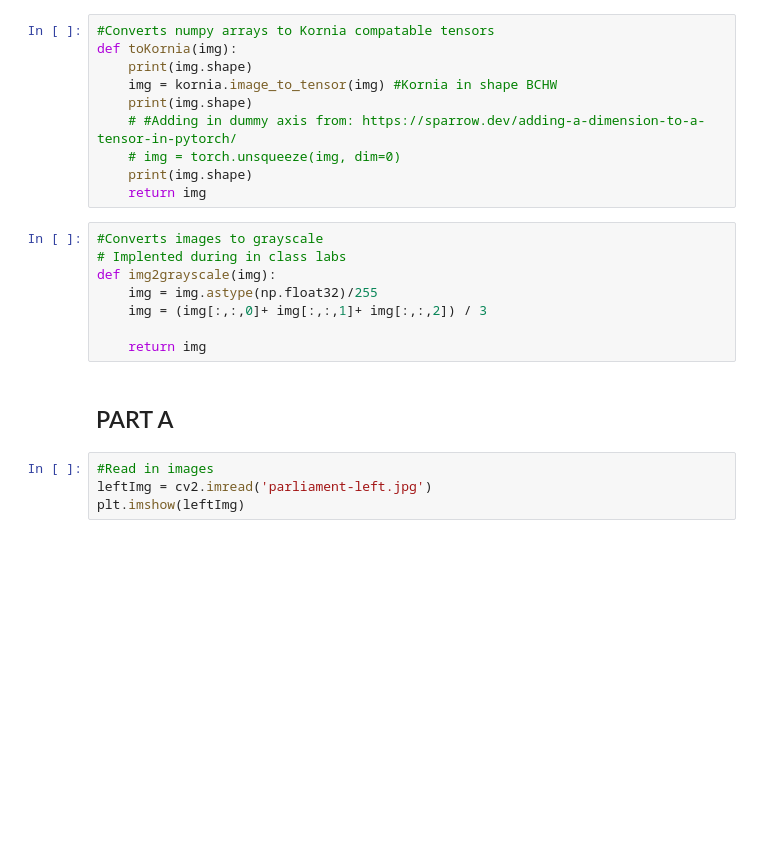
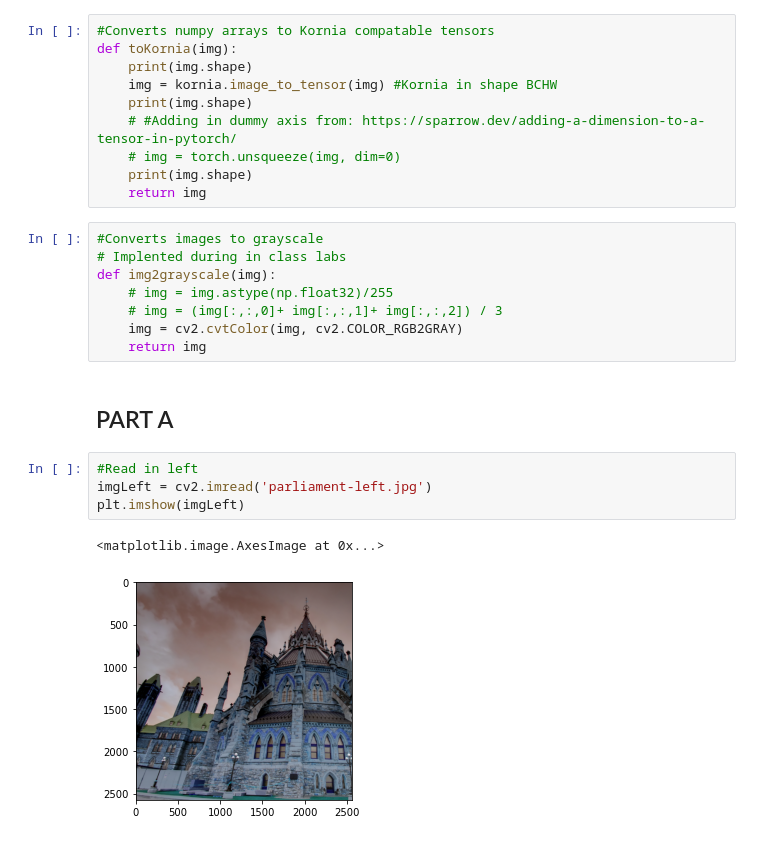
Before and after one commit to jimmyle888/cvlab, a Jupyter notebook: Project 3/A3_script.ipynb, the cells around one changed output. Cells and saved outputs as stored; diff of their text form; blank space fills up the shorter version.

```diff
--- a/Project 3/A3_script.ipynb
+++ b/Project 3/A3_script.ipynb
@@ -45,13 +47,16 @@ def toKornia(img):
 #Converts images to grayscale
 # Implented during in class labs
 def img2grayscale(img):
-    img = img.astype(np.float32)/255
-    img = (img[:,:,0]+ img[:,:,1]+ img[:,:,2]) / 3
-
+    # img = img.astype(np.float32)/255
+    # img = (img[:,:,0]+ img[:,:,1]+ img[:,:,2]) / 3
+    img = cv2.cvtColor(img, cv2.COLOR_RGB2GRAY)
     return img
 # %% [markdown]
 ## PART A
 # %%
-#Read in images
-leftImg = cv2.imread('parliament-left.jpg')
-plt.imshow(leftImg)
+#Read in left
+imgLeft = cv2.imread('parliament-left.jpg')
+plt.imshow(imgLeft)
+# %% [output]
+<matplotlib.image.AxesImage at 0x...>
+[figure, added]
```
Also changed, not shown: parts of 7 cells of this notebook.
